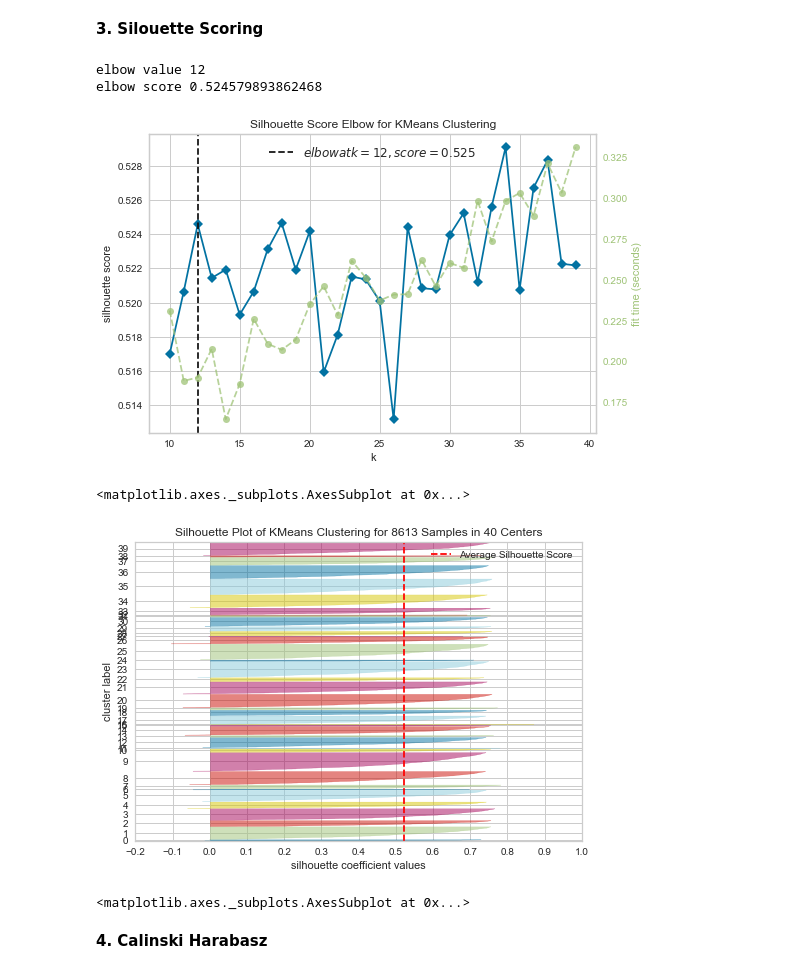
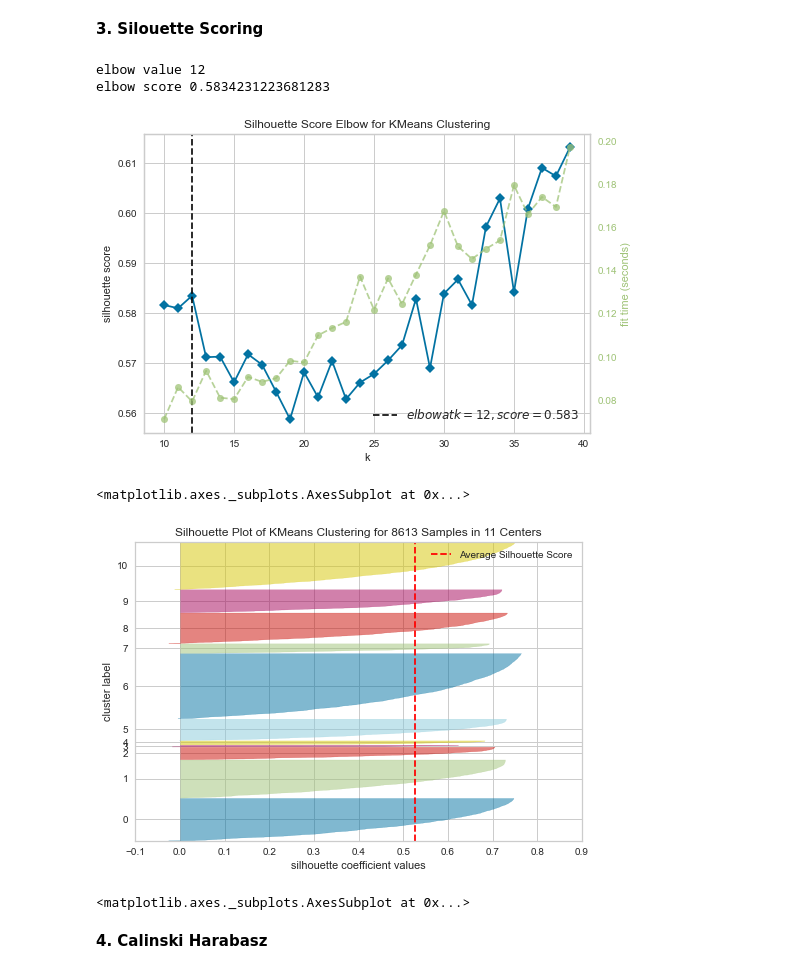
Before and after one commit to singhshraddha/ss-iotfunctions, a Jupyter notebook: notebooks/cblof-kmeans.ipynb, the cells around one changed output. Cells and saved outputs as stored; diff of their text form; code cells hidden in the pictures.

```diff
--- a/notebooks/cblof-kmeans.ipynb
+++ b/notebooks/cblof-kmeans.ipynb
@@ -87,7 +109,7 @@ The autoreload extension is already loaded. To reload it, use:
 uncomment the data source you want to use
 # %%
 #Select (by uncommenting) a data source
-#datapath = '../data/AzureAnomalysample.csv'; datakey='Temperature'
+datapath = '../data/AzureAnomalysample.csv'; datakey='Temperature'
 #datapath = '../data/Armstark04714B6046D5.csv'; datakey='ArmstarkGoodData'
-datapath='../data/Armstark04714B604101.csv'; datakey='ArmstarkBadData'
+#datapath='../data/Armstark04714B604101.csv'; datakey='ArmstarkBadData'
 #datapath = '../data/Anomaly_Sample_data.csv'; datakey='SampleAnomalyData'
@@ -94,3 +119,5 @@ datapath='../data/Armstark04714B604101.csv'; datakey='ArmstarkBadData'
+# %%
+standardize_data = True
 # %% [markdown]
 **1. Data Processing**
 # %%
@@ -121,7 +148,7 @@ if datakey is "ArmstarkGoodData":
     utils.l2norm(df, 'rms', 'RMS_X', 'RMS_Y', 'RMS_Z')
     utils.l2norm(df, 'accel_speed', 'ACCEL_SPEED')
     utils.unrollAccel(df)
-    df = df.filter(listAttr, axis=1)
+    df = dp.filter_data(listAttr)
 
     #colum we want to analyze
     columnname = 'vibrations'
@@ -142,7 +169,7 @@ if datakey is "ArmstarkBadData":
     utils.l2norm(df, 'rms', 'RMS_X', 'RMS_Y', 'RMS_Z')
     utils.l2norm(df, 'accel_speed', 'ACCEL_SPEED')
     utils.unrollAccel(df)
-    df = df.filter(listAttr, axis=1)
+    df = dp.filter_data(listAttr)
 
     #colum we want to analyze
     columnname = 'vibrations'
@@ -160,6 +187,13 @@ if datakey is "SampleAnomalyData":
     columnname = 'TEMPERATURE' #PRESSURE
     entity='A101'
 
+#Standardizing
+df_val = df[int(df.shape[0]/2)+1:]
+df = df[:int(df.shape[0]/2)]
+if standardize_data:
+    df = dp.standard_scaler(df, columnname)
+    df_val = dp.scaler_transform(df_val, columnname)
+
 X = np.array(df[columnname])
 try:
     X.shape[1]
@@ -208,20 +242,20 @@ print(f'elbow score {visualizer.elbow_score_}')
 visualizer.show()  # Finalize and render the figure
 # %% [output]
 elbow value 12
-elbow score 0.524579893862468
+elbow score 0.5834231223681283
-[figure, old version]
+[figure, new version]
 <matplotlib.axes._subplots.AxesSubplot at 0x...>
 # %%
 from yellowbrick.cluster import SilhouetteVisualizer
 
 # Instantiate the clustering model and visualizer
-model = KMeans(40, random_state=50)
+model = KMeans(11, random_state=50)
 visualizer = SilhouetteVisualizer(model, colors='yellowbrick')
 
 visualizer.fit(X)        # Fit the data to the visualizer
 visualizer.show()        # Finalize and render the figure
 # %% [output]
-[figure, old version]
+[figure, new version]
 <matplotlib.axes._subplots.AxesSubplot at 0x...>
 # %% [markdown]
 **4. Calinski Harabasz**
```
Also changed, not shown: parts of 17 cells of this notebook, 2 other files.
